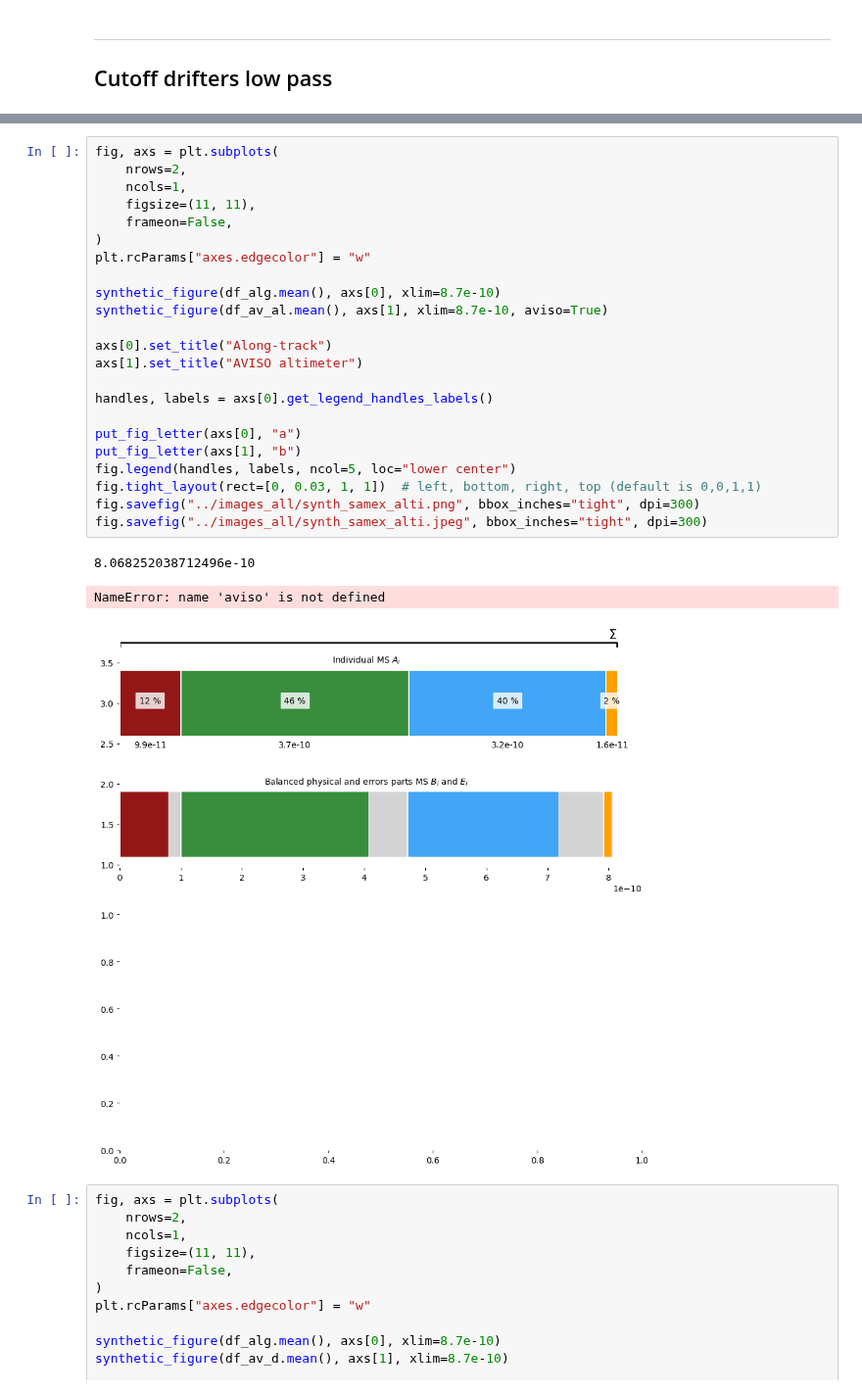
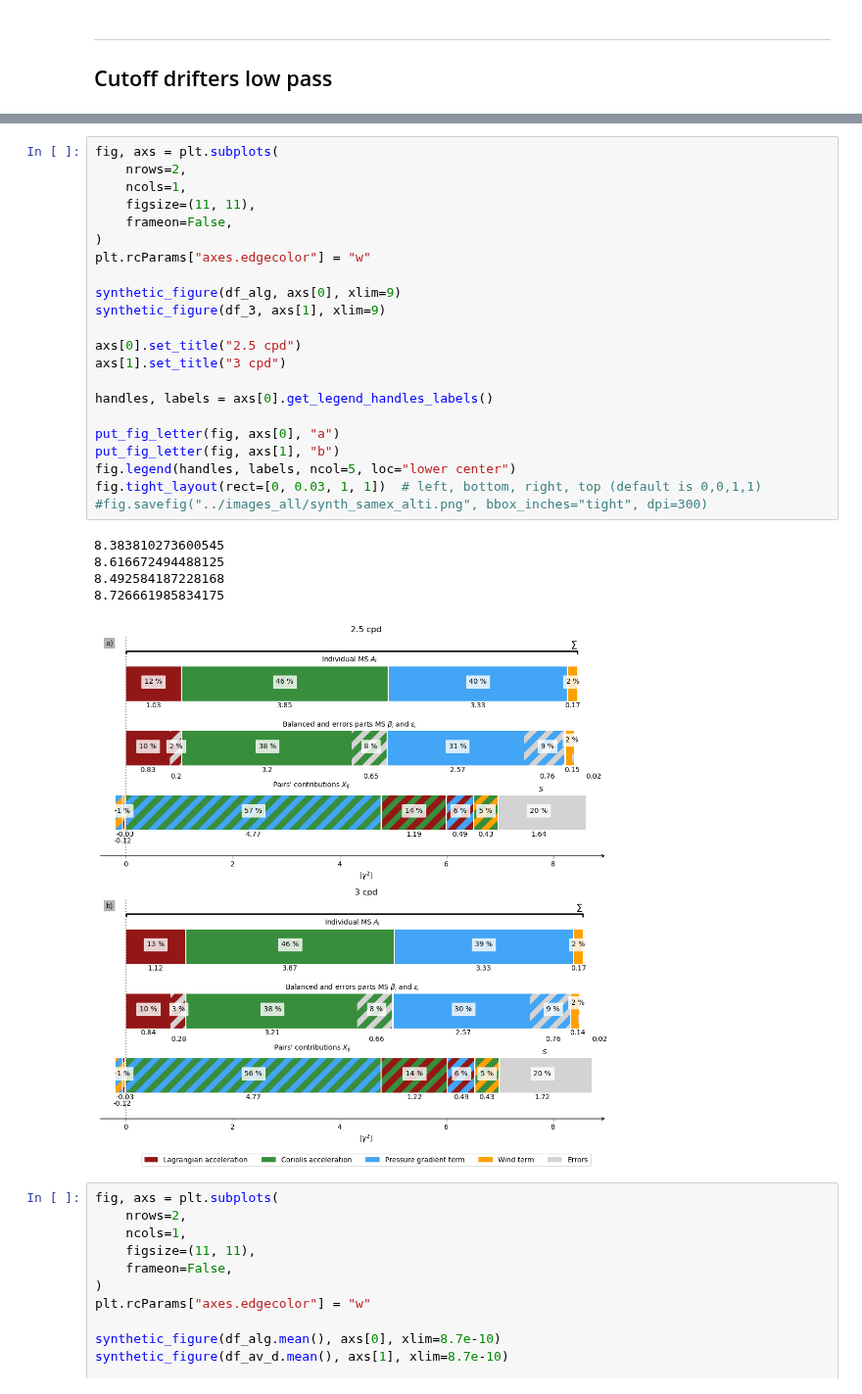
Before and after one commit to margot-demol/historical_analysis, a Jupyter notebook: 1_both_GPS_ARGOS_drogued/20_diag_gpsargos_droguedundrogued_cutoff.ipynb, the cells around one changed output, grey strips where cells are left out. Shown at 98% size. Drawn from its saved outputs; the diff is of its cells as text.

```diff
--- a/1_both_GPS_ARGOS_drogued/20_diag_gpsargos_droguedundrogued_cutoff.ipynb
+++ b/1_both_GPS_ARGOS_drogued/20_diag_gpsargos_droguedundrogued_cutoff.ipynb
@@ -443,30 +436,31 @@ NameError: name 'select' is not defined
 # %%
 fig, axs = plt.subplots(
     nrows=2,
     ncols=1,
     figsize=(11, 11),
     frameon=False,
 )
 plt.rcParams["axes.edgecolor"] = "w"
 
-synthetic_figure(df_alg.mean(), axs[0], xlim=8.7e-10)
-synthetic_figure(df_av_al.mean(), axs[1], xlim=8.7e-10, aviso=True)
+synthetic_figure(df_alg, axs[0], xlim=9)
+synthetic_figure(df_3, axs[1], xlim=9)
 
-axs[0].set_title("Along-track")
-axs[1].set_title("AVISO altimeter")
+axs[0].set_title("2.5 cpd")
+axs[1].set_title("3 cpd")
 
 handles, labels = axs[0].get_legend_handles_labels()
 
-put_fig_letter(axs[0], "a")
-put_fig_letter(axs[1], "b")
+put_fig_letter(fig, axs[0], "a")
+put_fig_letter(fig, axs[1], "b")
 fig.legend(handles, labels, ncol=5, loc="lower center")
 fig.tight_layout(rect=[0, 0.03, 1, 1])  # left, bottom, right, top (default is 0,0,1,1)
-fig.savefig("../images_all/synth_samex_alti.png", bbox_inches="tight", dpi=300)
-fig.savefig("../images_all/synth_samex_alti.jpeg", bbox_inches="tight", dpi=300)
+#fig.savefig("../images_all/synth_samex_alti.png", bbox_inches="tight", dpi=300)
 # %% [output]
-8.068252038712496e-10
+8.383810273600545
+8.616672494488125
+8.492584187228168
+8.726661985834175
-NameError: name 'aviso' is not defined
-[figure, old version]
+[figure, new version]
 # %%
 fig, axs = plt.subplots(
     nrows=2,
```
Also changed, not shown: parts of 8 cells of this notebook, 4 other files.
